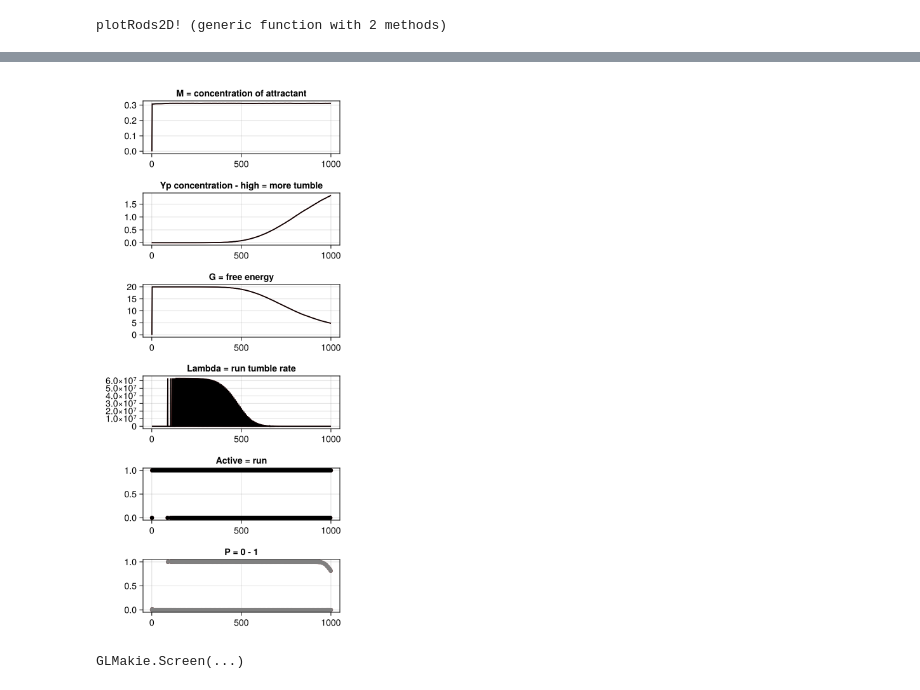
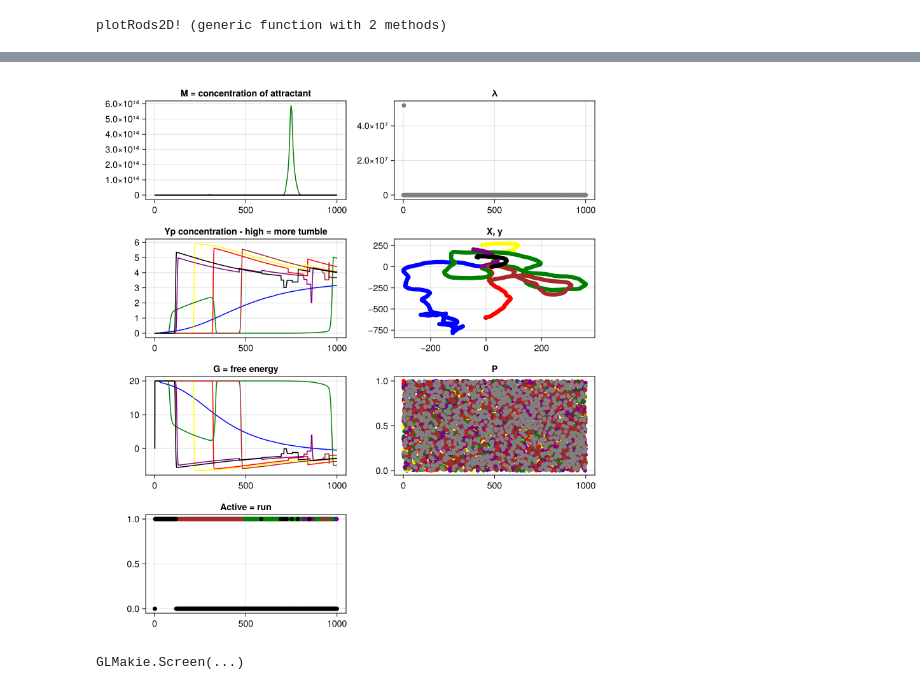
Before and after one commit to jmarib/CellBasedModels.jl, a Jupyter notebook: examples/movement.ipynb, the cells around one changed output, grey strips where cells are left out. Drawn from its saved outputs; the diff is of its cells as text; code cells hidden in the pictures.

```diff
--- a/examples/movement.ipynb
+++ b/examples/movement.ipynb
@@ -391,9 +358,11 @@ Last Group (1000 rows): id = 20
 # %%
-cell1 = data3_gr[1]
-cell2 = data3_gr[2]
-cell3 = data3_gr[3]
-cell4 = data3_gr[4]
-cell5 = data3_gr[5]
-cell6 = data3_gr[6]
-cell7 = data3_gr[7]
+data_gr6 = groupby(data6, :id)
+
+cell1 = data_gr6[1]
+cell2 = data_gr6[2]
+cell3 = data_gr6[3]
+cell4 = data_gr6[4]
+cell5 = data_gr6[5]
+cell6 = data_gr6[6]
+cell7 = data_gr6[7]
 # %% [output]
@@ -451,7 +426,7 @@ GLMakie.Screen(...)
 # %%
 save("test3.png", fig)
 # %%
-fig = Figure(size=(400,2500))
+fig = Figure(size=(800,2500))
 
 ax0 = Axis(fig[1,1], title = "M = concentration of attractant")
 
@@ -470,50 +445,61 @@ lines!(ax, cell2[!,:step], cell2[!, :Yp], color = :red)
 lines!(ax, cell3[!,:step], cell3[!, :Yp], color = :yellow)
 lines!(ax, cell4[!,:step], cell4[!, :Yp], color = :green)
 lines!(ax, cell5[!,:step], cell5[!, :Yp], color = :purple)
 lines!(ax, cell6[!,:step], cell6[!, :Yp], color = :brown)
 lines!(ax, cell7[!,:step], cell7[!, :Yp], color = :black)
 
 ax2 = Axis(fig[3,1], title = "G = free energy")
 
 lines!(ax2, cell1[!, :step], cell1[!, :G], color = :blue)
 lines!(ax2, cell2[!,:step], cell2[!, :G], color = :red)
 lines!(ax2, cell3[!,:step], cell3[!, :G], color = :yellow)
 lines!(ax2, cell4[!,:step], cell4[!, :G], color = :green)
 lines!(ax2, cell5[!,:step], cell5[!, :G], color = :purple)
 lines!(ax2, cell6[!,:step], cell6[!, :G], color = :brown)
 lines!(ax2, cell7[!,:step], cell7[!, :G], color = :black)
 
-ax3 = Axis(fig[4,1], title = "Lambda = run tumble rate")
 
-lines!(ax3, cell1[!, :step] ,cell1[!, :λ], color = :blue)
-lines!(ax3, cell2[!,:step], cell2[!, :λ], color = :red)
-lines!(ax3, cell3[!,:step], cell3[!, :λ], color = :yellow)
-lines!(ax3, cell4[!,:step], cell4[!, :λ], color = :green)
-lines!(ax3, cell5[!,:step], cell5[!, :λ], color = :purple)
-lines!(ax3, cell6[!,:step], cell6[!, :λ], color = :brown)
-lines!(ax3, cell7[!,:step], cell7[!, :λ], color = :black)
-
-ax4 = Axis(fig[5,1], title = "Active = run")
+ax4 = Axis(fig[4,1], title = "Active = run")
 
 scatter!(ax4, cell1[!, :step], cell1[!,:active], color = :blue)
 scatter!(ax4, cell2[!,:step], cell2[!, :active], color = :red)
 scatter!(ax4, cell3[!,:step], cell3[!, :active], color = :yellow)
 scatter!(ax4, cell4[!,:step], cell4[!, :active], color = :green)
 scatter!(ax4, cell5[!,:step], cell5[!, :active], color = :purple)
 scatter!(ax4, cell6[!,:step], cell6[!, :active], color = :brown)
 scatter!(ax4, cell7[!,:step], cell7[!, :active], color = :black)
 
-ax5 = Axis(fig[6,1], title = "P = 0 - 1")
+ax5 = Axis(fig[1, 2], title = "λ")
 
-scatter!(ax5, cell1[!, :step],cell1[!, :P], color = :blue)
-scatter!(ax5, cell2[!,:step], cell2[!, :P], color = :red)
-scatter!(ax5, cell3[!,:step], cell3[!, :P], color = :yellow)
-scatter!(ax5, cell4[!,:step], cell4[!, :P], color = :green)
-scatter!(ax5, cell5[!,:step], cell5[!, :P], color = :purple)
-scatter!(ax5, cell6[!,:step], cell6[!, :P], color = :brown)
-scatter!(ax5, cell7[!,:step], cell7[!, :P], color = :grey)
+scatter!(ax5, cell1[!, :step],cell1[!, :λ], color = :blue)
+scatter!(ax5, cell2[!,:step], cell2[!, :λ], color = :red)
+scatter!(ax5, cell3[!,:step], cell3[!, :λ], color = :yellow)
+scatter!(ax5, cell4[!,:step], cell4[!, :λ], color = :green)
+scatter!(ax5, cell5[!,:step], cell5[!, :λ], color = :purple)
+scatter!(ax5, cell6[!,:step], cell6[!, :λ], color = :brown)
+scatter!(ax5, cell7[!,:step], cell7[!, :λ], color = :grey)
+
+ax3 = Axis(fig[2,2], title = "X, y")
+
+scatter!(ax3, cell1[!, :x] ,cell1[!, :y], color = :blue)
+scatter!(ax3, cell2[!,:x], cell2[!, :y], color = :red)
+scatter!(ax3, cell3[!,:x], cell3[!, :y], color = :yellow)
+scatter!(ax3, cell4[!,:x], cell4[!, :y], color = :green)
+scatter!(ax3, cell5[!,:x], cell5[!, :y], color = :purple)
+scatter!(ax3, cell6[!,:x], cell6[!, :y], color = :brown)
+scatter!(ax3, cell7[!,:x], cell7[!, :y], color = :black)
+
+ax6 = Axis(fig[3,2], title = "P")
+
+scatter!(ax6, cell1[!, :step],cell1[!, :P], color = :blue)
+scatter!(ax6, cell2[!,:step], cell2[!, :P], color = :red)
+scatter!(ax6, cell3[!,:step], cell3[!, :P], color = :yellow)
+scatter!(ax6, cell4[!,:step], cell4[!, :P], color = :green)
+scatter!(ax6, cell5[!,:step], cell5[!, :P], color = :purple)
+scatter!(ax6, cell6[!,:step], cell6[!, :P], color = :brown)
+scatter!(ax6, cell7[!,:step], cell7[!, :P], color = :grey)
 
 display(fig)
 # %% [output]
-[figure, old version]
+[figure, new version]
 GLMakie.Screen(...)
```
Also changed, not shown: parts of 9 cells of this notebook, 3 other files.
